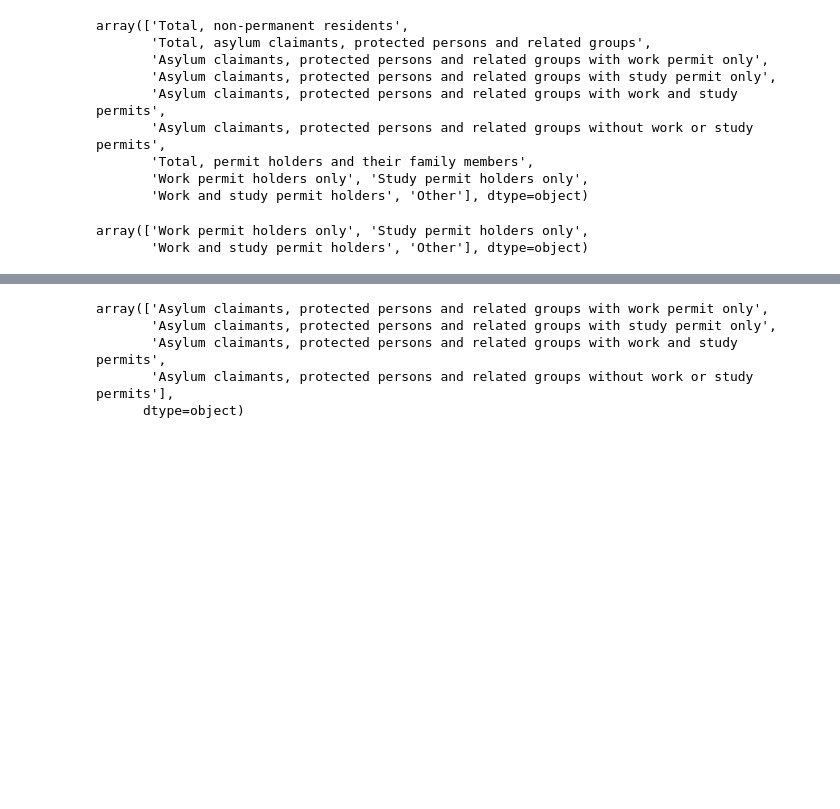
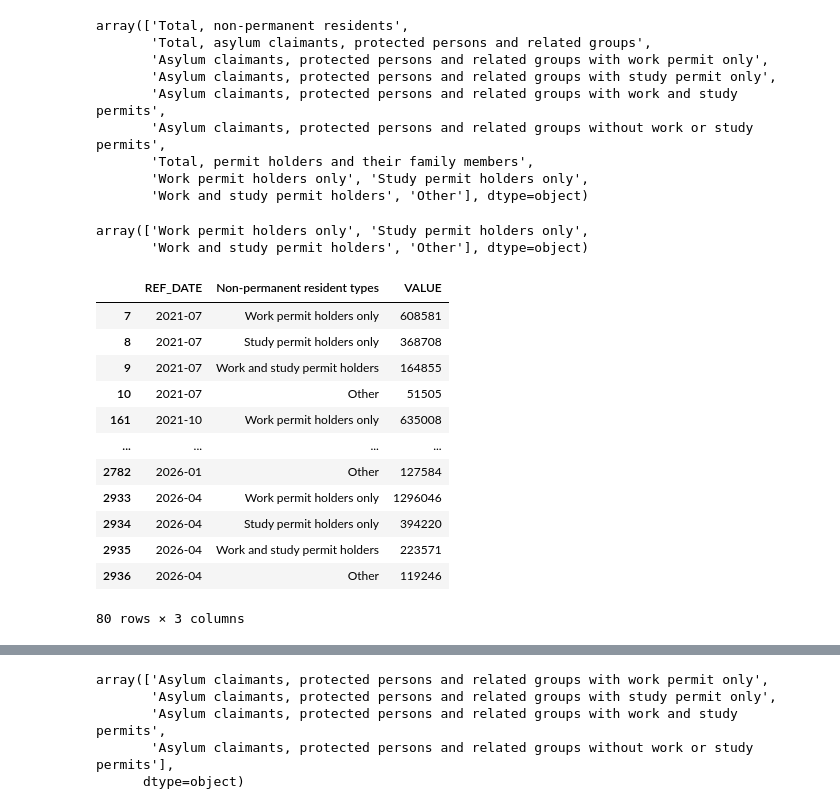
Before and after one commit to yrmo/gcinfo, a Jupyter notebook: non-permanent-by-type-2021-present.ipynb, the cells around one changed output, grey strips where cells are left out. Drawn from its saved outputs; the diff is of its cells as text; code cells hidden in the pictures; blank space fills up the shorter version.

```diff
--- a/non-permanent-by-type-2021-present.ipynb
+++ b/non-permanent-by-type-2021-present.ipynb
@@ -110,3 +110,19 @@ df_canada_permit["Non-permanent resident types"].astype(str).unique()
 # %% [output]
 array(['Work permit holders only', 'Study permit holders only',
        'Work and study permit holders', 'Other'], dtype=object)
+# %%
+df_canada_permit[["REF_DATE", "Non-permanent resident types", "VALUE"]]
+# %% [output]
+|  | REF_DATE | Non-permanent resident types | VALUE |
+| 7 | 2021-07 | Work permit holders only | 608581 |
+| 8 | 2021-07 | Study permit holders only | 368708 |
+| 9 | 2021-07 | Work and study permit holders | 164855 |
+| 10 | 2021-07 | Other | 51505 |
+| 161 | 2021-10 | Work permit holders only | 635008 |
+| ... | ... | ... | ... |
+| 2782 | 2026-01 | Other | 127584 |
+| 2933 | 2026-04 | Work permit holders only | 1296046 |
+| 2934 | 2026-04 | Study permit holders only | 394220 |
+| 2935 | 2026-04 | Work and study permit holders | 223571 |
+| 2936 | 2026-04 | Other | 119246 |
+80 rows × 3 columns
```
Also changed, not shown: parts of 1 cell of this notebook.
